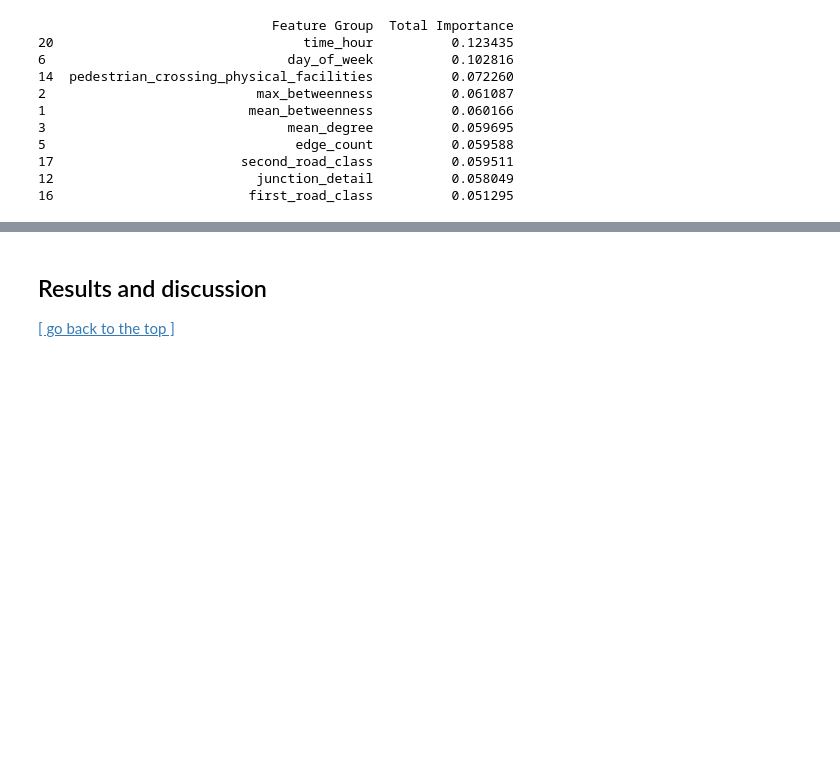
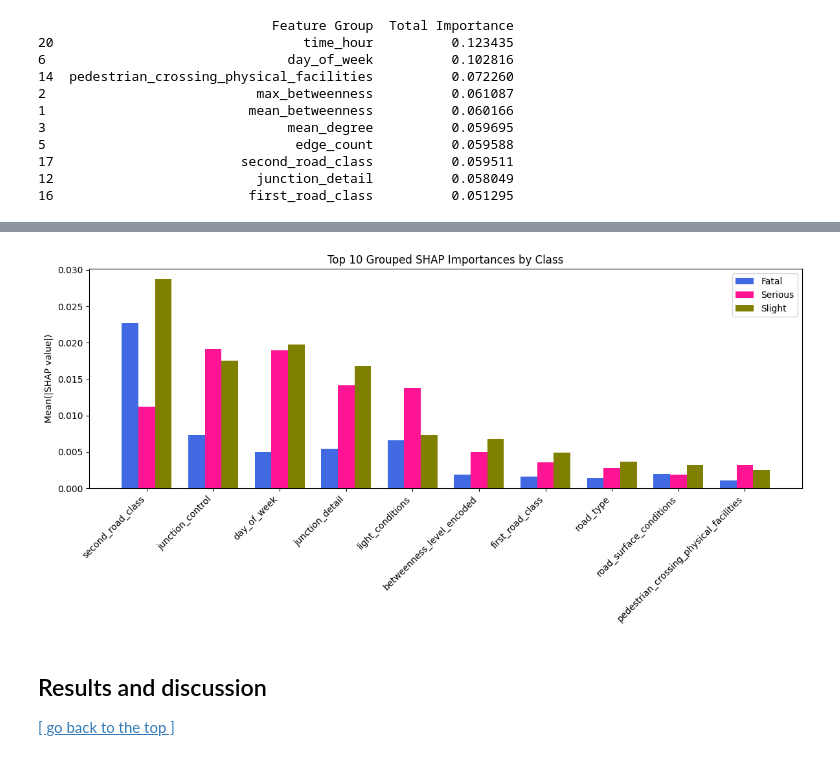
Before and after one commit to Van-Wu1/0006, a Jupyter notebook: scr/submission_final.ipynb, the cells around one changed output, grey strips where cells are left out. Saved outputs shown, nothing was run; the diff lists cells and outputs as text; code cells hidden in the pictures; blank space fills up the shorter version.

```diff
--- a/scr/submission_final.ipynb
+++ b/scr/submission_final.ipynb
@@ -1046,3 +1030,45 @@ plt.show()
+# %%
+feature_names = X_train_raw.columns
+
+class_names = ['Fatal', 'Serious', 'Slight']
+shap_grouped_by_class = {cls: defaultdict(float) for cls in class_names}
+
+for class_idx, class_label in enumerate(class_names):
+    shap_vals = shap_values.values[:, :, class_idx]
+    shap_mean_abs = np.abs(shap_vals).mean(axis=0)
+
+    for feat_name, shap_val in zip(feature_names, shap_mean_abs):
+        match = re.match(r"(.+?)_(\d+)$", feat_name)
+        base_feat = match.group(1) if match else feat_name
+        shap_grouped_by_class[class_label][base_feat] += shap_val
+
+all_features = sorted(set().union(*[d.keys() for d in shap_grouped_by_class.values()]))
+df_plot = pd.DataFrame({
+    'Feature Group': all_features,
+    'Fatal': [shap_grouped_by_class['Fatal'].get(f, 0) for f in all_features],
+    'Serious': [shap_grouped_by_class['Serious'].get(f, 0) for f in all_features],
+    'Slight': [shap_grouped_by_class['Slight'].get(f, 0) for f in all_features]
+})
+
+df_plot['Total'] = df_plot['Fatal'] + df_plot['Serious'] + df_plot['Slight']
+df_top10 = df_plot.sort_values(by='Total', ascending=False).head(10)
+
+x = np.arange(len(df_top10['Feature Group']))
+width = 0.25
+
+plt.figure(figsize=(12, 6))
+plt.bar(x - width, df_top10['Fatal'], width, label='Fatal', color='royalblue')
+plt.bar(x, df_top10['Serious'], width, label='Serious', color='deeppink')
+plt.bar(x + width, df_top10['Slight'], width, label='Slight', color='olive')
+
+plt.xticks(x, df_top10['Feature Group'], rotation=45, ha='right')
+plt.ylabel('Mean(|SHAP value|)')
+plt.title('Top 10 Grouped SHAP Importances by Class')
+plt.legend()
+plt.tight_layout()
+plt.show()
+# %% [output]
+[figure, added]
 # %% [markdown]
 ## Results and discussion
 
```
Also changed, not shown: parts of 47 cells of this notebook, 1 other file.
